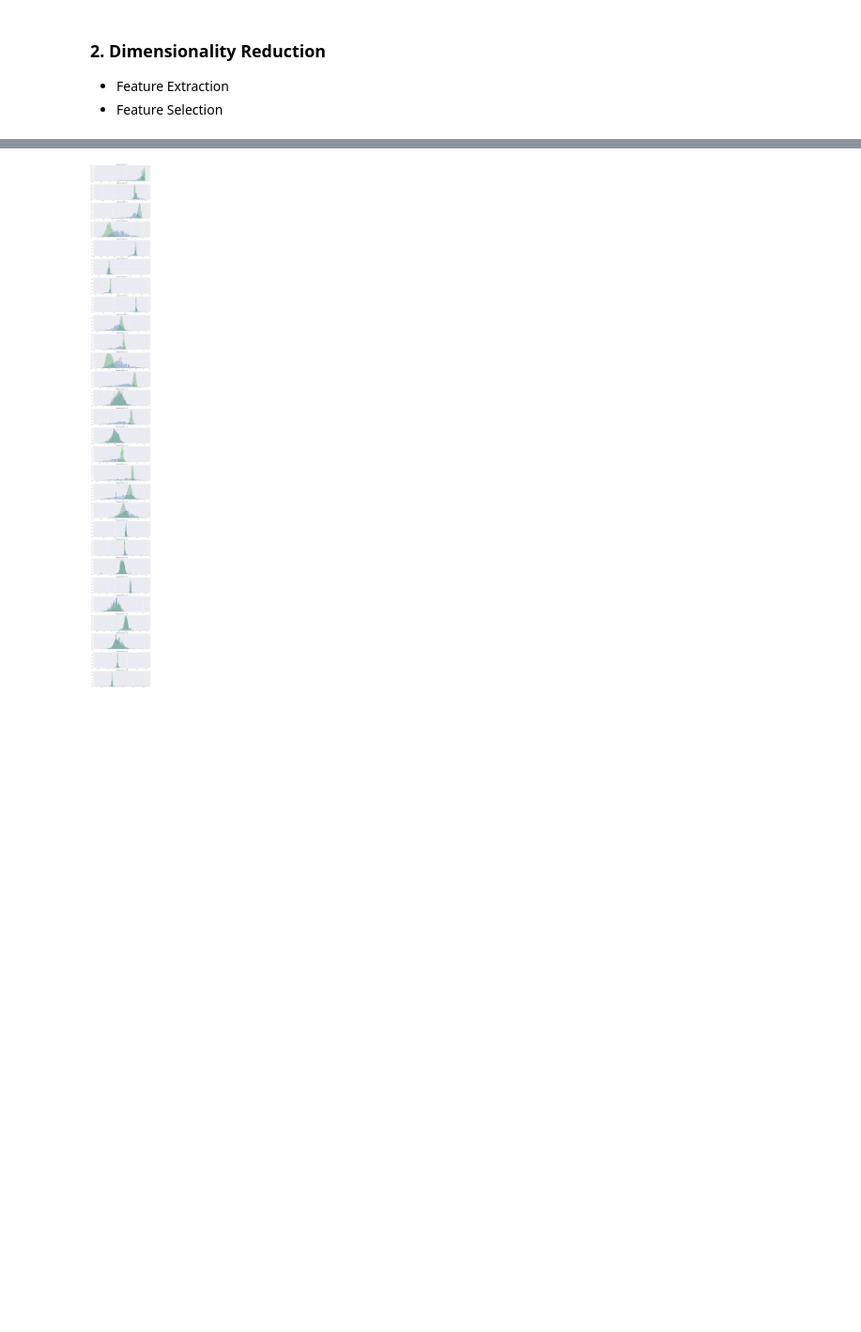
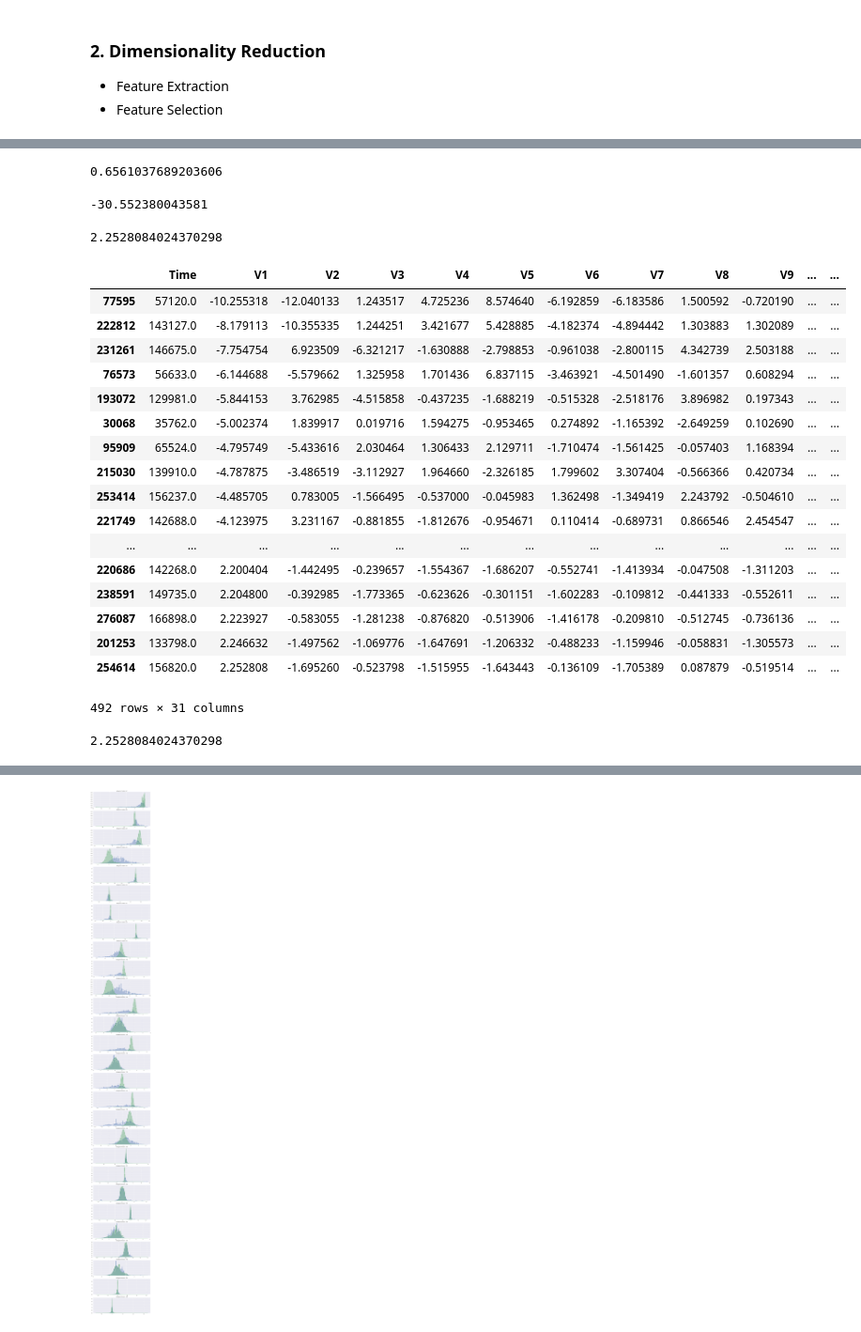
Before and after one commit to lovablebaby/cardFraudDetection, a Jupyter notebook: cardFraudDetection.ipynb, the cells around one changed output, grey strips where cells are left out. Shown at 94% size. Cells and saved outputs as stored; diff of their text form; code cells hidden in the pictures; blank space fills up the shorter version.

Commit message:
180522 revise
undersampling, kl divergence

```diff
--- a/cardFraudDetection.ipynb
+++ b/cardFraudDetection.ipynb
@@ -199,0 +247,44 @@ v_features = df.iloc[:,1:29].columns
+# %%
+col = 'V1'
+minV = under_df[col].min()
+maxV = under_df[col].max()
+
+bins = 50
+unit = (maxV - minV)/bins
+# %%
+unit
+# %% [output]
+0.6561037689203606
+# %%
+minV
+# %% [output]
+-30.552380043581
+# %%
+maxV
+# %% [output]
+2.2528084024370298
+# %%
+under_df[under_df.Class == 0].sort_values(col)
+# %% [output]
+|  | Time | V1 | V2 | V3 | V4 | V5 | V6 | V7 | V8 | V9 | ... | ... |
+| 77595 | 57120.0 | -10.255318 | -12.040133 | 1.243517 | 4.725236 | 8.574640 | -6.192859 | -6.183586 | 1.500592 | -0.720190 | ... | ... |
+| 222812 | 143127.0 | -8.179113 | -10.355335 | 1.244251 | 3.421677 | 5.428885 | -4.182374 | -4.894442 | 1.303883 | 1.302089 | ... | ... |
+| 231261 | 146675.0 | -7.754754 | 6.923509 | -6.321217 | -1.630888 | -2.798853 | -0.961038 | -2.800115 | 4.342739 | 2.503188 | ... | ... |
+| 76573 | 56633.0 | -6.144688 | -5.579662 | 1.325958 | 1.701436 | 6.837115 | -3.463921 | -4.501490 | -1.601357 | 0.608294 | ... | ... |
+| 193072 | 129981.0 | -5.844153 | 3.762985 | -4.515858 | -0.437235 | -1.688219 | -0.515328 | -2.518176 | 3.896982 | 0.197343 | ... | ... |
+| 30068 | 35762.0 | -5.002374 | 1.839917 | 0.019716 | 1.594275 | -0.953465 | 0.274892 | -1.165392 | -2.649259 | 0.102690 | ... | ... |
+| 95909 | 65524.0 | -4.795749 | -5.433616 | 2.030464 | 1.306433 | 2.129711 | -1.710474 | -1.561425 | -0.057403 | 1.168394 | ... | ... |
+| 215030 | 139910.0 | -4.787875 | -3.486519 | -3.112927 | 1.964660 | -2.326185 | 1.799602 | 3.307404 | -0.566366 | 0.420734 | ... | ... |
+| 253414 | 156237.0 | -4.485705 | 0.783005 | -1.566495 | -0.537000 | -0.045983 | 1.362498 | -1.349419 | 2.243792 | -0.504610 | ... | ... |
+| 221749 | 142688.0 | -4.123975 | 3.231167 | -0.881855 | -1.812676 | -0.954671 | 0.110414 | -0.689731 | 0.866546 | 2.454547 | ... | ... |
+| ... | ... | ... | ... | ... | ... | ... | ... | ... | ... | ... | ... | ... |
+| 220686 | 142268.0 | 2.200404 | -1.442495 | -0.239657 | -1.554367 | -1.686207 | -0.552741 | -1.413934 | -0.047508 | -1.311203 | ... | ... |
+| 238591 | 149735.0 | 2.204800 | -0.392985 | -1.773365 | -0.623626 | -0.301151 | -1.602283 | -0.109812 | -0.441333 | -0.552611 | ... | ... |
+| 276087 | 166898.0 | 2.223927 | -0.583055 | -1.281238 | -0.876820 | -0.513906 | -1.416178 | -0.209810 | -0.512745 | -0.736136 | ... | ... |
+| 201253 | 133798.0 | 2.246632 | -1.497562 | -1.069776 | -1.647691 | -1.206332 | -0.488233 | -1.159946 | -0.058831 | -1.305573 | ... | ... |
+| 254614 | 156820.0 | 2.252808 | -1.695260 | -0.523798 | -1.515955 | -1.643443 | -0.136109 | -1.705389 | 0.087879 | -0.519514 | ... | ... |
+492 rows × 31 columns
+# %%
+maxV
+# %% [output]
+2.2528084024370298
```
Also changed, not shown: parts of 24 cells of this notebook, 1 other file.
